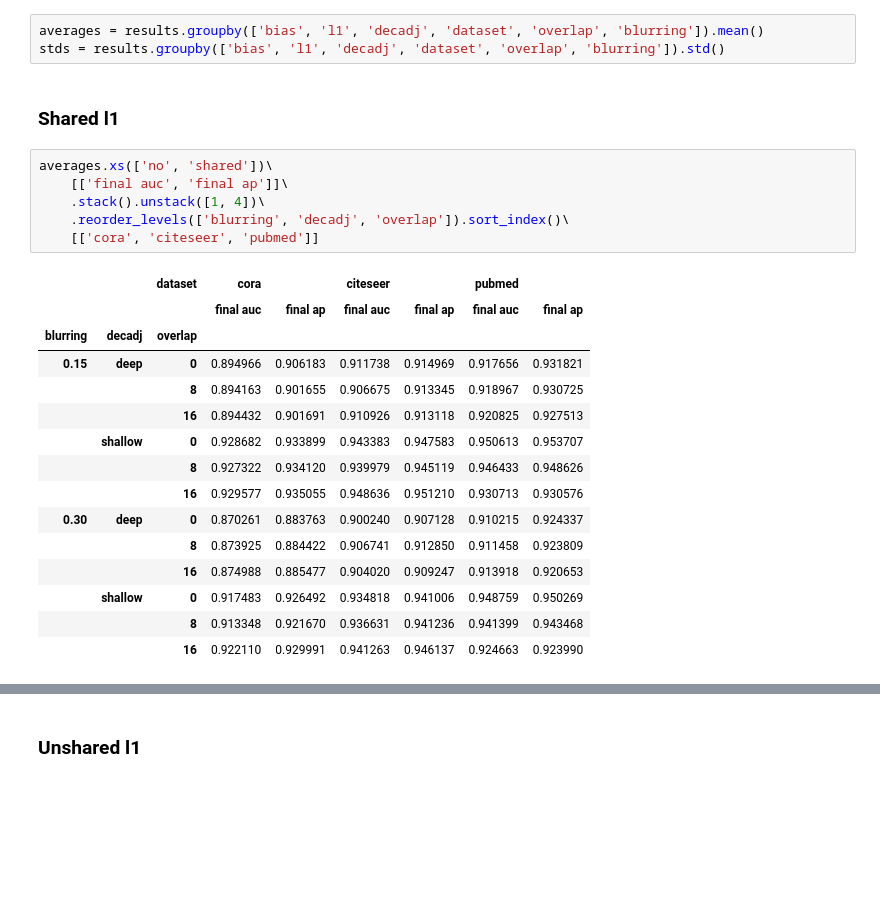
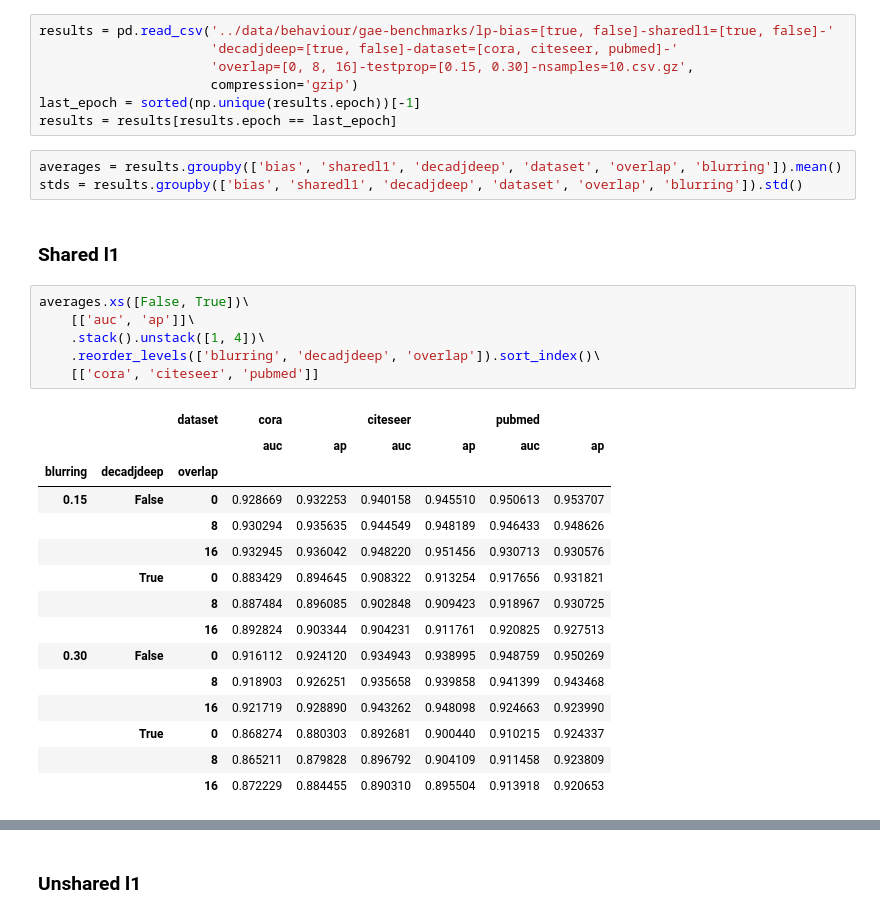
Before and after one commit to ixxi-dante/an2vec, a Jupyter notebook: julia/gae-benchmark-results.ipynb, the cells around one changed output, grey strips where cells are left out. Cells and saved outputs as stored; diff of their text form; blank space fills up the shorter version.

```diff
--- a/julia/gae-benchmark-results.ipynb
+++ b/julia/gae-benchmark-results.ipynb
@@ -55,28 +11,35 @@ No match: ../data/behaviour/gae-benchmarks/julia-vgae/citeseer-blurring=0.30-sam
+# %%
+results = pd.read_csv('../data/behaviour/gae-benchmarks/lp-bias=[true, false]-sharedl1=[true, false]-'
+                      'decadjdeep=[true, false]-dataset=[cora, citeseer, pubmed]-'
+                      'overlap=[0, 8, 16]-testprop=[0.15, 0.30]-nsamples=10.csv.gz',
+                      compression='gzip')
+last_epoch = sorted(np.unique(results.epoch))[-1]
+results = results[results.epoch == last_epoch]
 # %%
-averages = results.groupby(['bias', 'l1', 'decadj', 'dataset', 'overlap', 'blurring']).mean()
-stds = results.groupby(['bias', 'l1', 'decadj', 'dataset', 'overlap', 'blurring']).std()
+averages = results.groupby(['bias', 'sharedl1', 'decadjdeep', 'dataset', 'overlap', 'blurring']).mean()
+stds = results.groupby(['bias', 'sharedl1', 'decadjdeep', 'dataset', 'overlap', 'blurring']).std()
 # %% [markdown]
 ### Shared l1
 # %%
-averages.xs(['no', 'shared'])\
-    [['final auc', 'final ap']]\
+averages.xs([False, True])\
+    [['auc', 'ap']]\
     .stack().unstack([1, 4])\
-    .reorder_levels(['blurring', 'decadj', 'overlap']).sort_index()\
+    .reorder_levels(['blurring', 'decadjdeep', 'overlap']).sort_index()\
     [['cora', 'citeseer', 'pubmed']]
 # %% [output]
 |  |  | dataset | cora |  | citeseer |  | pubmed |  |
-|  |  |  | final auc | final ap | final auc | final ap | final auc | final ap |
-| blurring | decadj | overlap |  |  |  |  |  |  |
-| 0.15 | deep | 0 | 0.894966 | 0.906183 | 0.911738 | 0.914969 | 0.917656 | 0.931821 |
-|  |  | 8 | 0.894163 | 0.901655 | 0.906675 | 0.913345 | 0.918967 | 0.930725 |
-|  |  | 16 | 0.894432 | 0.901691 | 0.910926 | 0.913118 | 0.920825 | 0.927513 |
-|  | shallow | 0 | 0.928682 | 0.933899 | 0.943383 | 0.947583 | 0.950613 | 0.953707 |
-|  |  | 8 | 0.927322 | 0.934120 | 0.939979 | 0.945119 | 0.946433 | 0.948626 |
-|  |  | 16 | 0.929577 | 0.935055 | 0.948636 | 0.951210 | 0.930713 | 0.930576 |
-| 0.30 | deep | 0 | 0.870261 | 0.883763 | 0.900240 | 0.907128 | 0.910215 | 0.924337 |
-|  |  | 8 | 0.873925 | 0.884422 | 0.906741 | 0.912850 | 0.911458 | 0.923809 |
-|  |  | 16 | 0.874988 | 0.885477 | 0.904020 | 0.909247 | 0.913918 | 0.920653 |
-|  | shallow | 0 | 0.917483 | 0.926492 | 0.934818 | 0.941006 | 0.948759 | 0.950269 |
-|  |  | 8 | 0.913348 | 0.921670 | 0.936631 | 0.941236 | 0.941399 | 0.943468 |
-|  |  | 16 | 0.922110 | 0.929991 | 0.941263 | 0.946137 | 0.924663 | 0.923990 |
+|  |  |  | auc | ap | auc | ap | auc | ap |
+| blurring | decadjdeep | overlap |  |  |  |  |  |  |
+| 0.15 | False | 0 | 0.928669 | 0.932253 | 0.940158 | 0.945510 | 0.950613 | 0.953707 |
+|  |  | 8 | 0.930294 | 0.935635 | 0.944549 | 0.948189 | 0.946433 | 0.948626 |
+|  |  | 16 | 0.932945 | 0.936042 | 0.948220 | 0.951456 | 0.930713 | 0.930576 |
+|  | True | 0 | 0.883429 | 0.894645 | 0.908322 | 0.913254 | 0.917656 | 0.931821 |
+|  |  | 8 | 0.887484 | 0.896085 | 0.902848 | 0.909423 | 0.918967 | 0.930725 |
+|  |  | 16 | 0.892824 | 0.903344 | 0.904231 | 0.911761 | 0.920825 | 0.927513 |
+| 0.30 | False | 0 | 0.916112 | 0.924120 | 0.934943 | 0.938995 | 0.948759 | 0.950269 |
+|  |  | 8 | 0.918903 | 0.926251 | 0.935658 | 0.939858 | 0.941399 | 0.943468 |
+|  |  | 16 | 0.921719 | 0.928890 | 0.943262 | 0.948098 | 0.924663 | 0.923990 |
+|  | True | 0 | 0.868274 | 0.880303 | 0.892681 | 0.900440 | 0.910215 | 0.924337 |
+|  |  | 8 | 0.865211 | 0.879828 | 0.896792 | 0.904109 | 0.911458 | 0.923809 |
+|  |  | 16 | 0.872229 | 0.884455 | 0.890310 | 0.895504 | 0.913918 | 0.920653 |
 # %%
```
Also changed, not shown: parts of 9 cells of this notebook, 1 other file.
